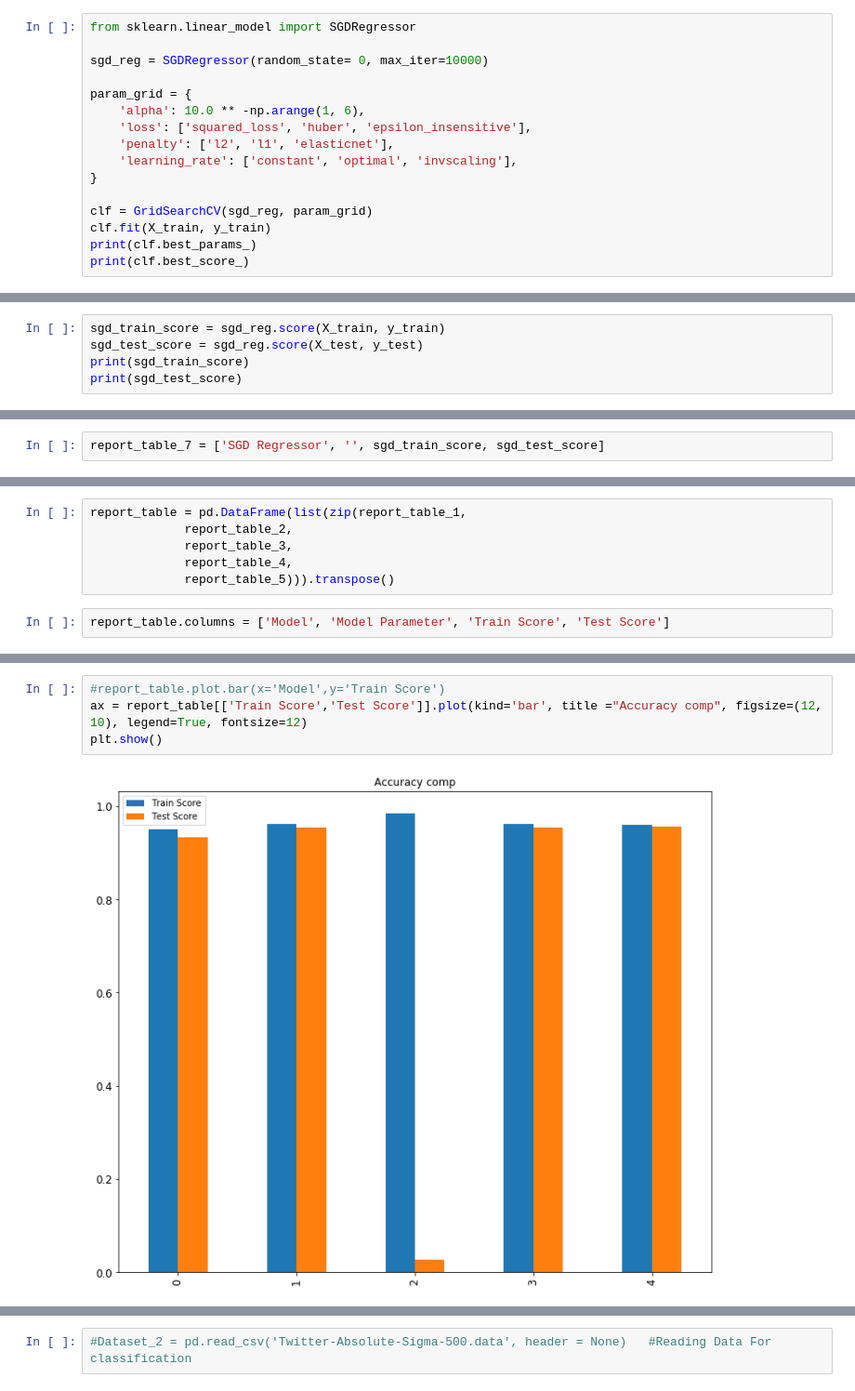
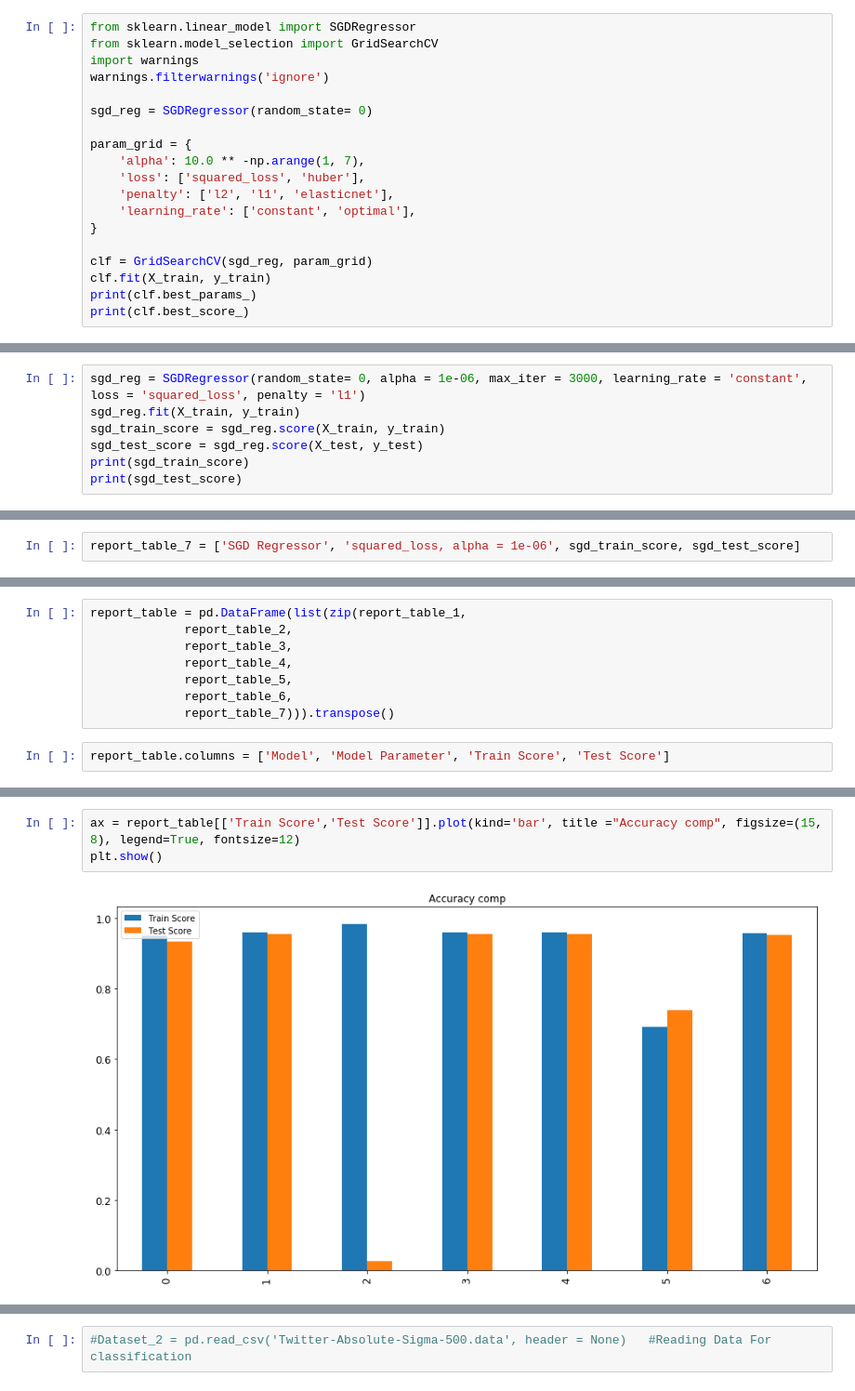
Before and after one commit to SurajMalpani/Twitter-Buzz-prediction, a Jupyter notebook: Project_2_Group_39.ipynb, the cells around one changed output, grey strips where cells are left out. Shown: that part at 93% size. Drawn from its saved outputs; the diff is of its cells as text.

Commit message:
Checked for all models and added a final model.
Final model to train on the whole dataset.

```diff
--- a/Project_2_Group_39.ipynb
+++ b/Project_2_Group_39.ipynb
@@ -419,14 +439,17 @@ report_table_6 = ['Support Vector Regression', 'Linear Kernel, gamma = , epsilon
 ### SGD Regressor
 # %%
 from sklearn.linear_model import SGDRegressor
+from sklearn.model_selection import GridSearchCV
+import warnings
+warnings.filterwarnings('ignore')
 
-sgd_reg = SGDRegressor(random_state= 0, max_iter=10000)
+sgd_reg = SGDRegressor(random_state= 0)
 
 param_grid = {
-    'alpha': 10.0 ** -np.arange(1, 6),
-    'loss': ['squared_loss', 'huber', 'epsilon_insensitive'],
+    'alpha': 10.0 ** -np.arange(1, 7),
+    'loss': ['squared_loss', 'huber'],
     'penalty': ['l2', 'l1', 'elasticnet'],
-    'learning_rate': ['constant', 'optimal', 'invscaling'],
+    'learning_rate': ['constant', 'optimal'],
 }
 
 clf = GridSearchCV(sgd_reg, param_grid)
@@ -442,4 +462,6 @@ winsound.Beep(freq, duration)
 # %%
+sgd_reg = SGDRegressor(random_state= 0, alpha = 1e-06, max_iter = 3000, learning_rate = 'constant', loss = 'squared_loss', penalty = 'l1')
+sgd_reg.fit(X_train, y_train)
 sgd_train_score = sgd_reg.score(X_train, y_train)
 sgd_test_score = sgd_reg.score(X_test, y_test)
 print(sgd_train_score)
@@ -447,2 +472,2 @@ print(sgd_test_score)
 # %%
-report_table_7 = ['SGD Regressor', '', sgd_train_score, sgd_test_score]
+report_table_7 = ['SGD Regressor', 'squared_loss, alpha = 1e-06', sgd_train_score, sgd_test_score]
@@ -453,7 +479,9 @@ report_table = pd.DataFrame(list(zip(report_table_1,
              report_table_2,
              report_table_3,
              report_table_4,
-             report_table_5))).transpose()
+             report_table_5,
+             report_table_6,
+             report_table_7))).transpose()
 # %%
 report_table.columns = ['Model', 'Model Parameter', 'Train Score', 'Test Score']
 # %%
@@ -468,6 +498,5 @@ report_table
 # %%
-#report_table.plot.bar(x='Model',y='Train Score')
-ax = report_table[['Train Score','Test Score']].plot(kind='bar', title ="Accuracy comp", figsize=(12, 10), legend=True, fontsize=12)
+ax = report_table[['Train Score','Test Score']].plot(kind='bar', title ="Accuracy comp", figsize=(15, 8), legend=True, fontsize=12)
 plt.show()
 # %% [output]
-[figure, old version]
+[figure, new version]
```
Also changed, not shown: parts of 43 cells of this notebook.
